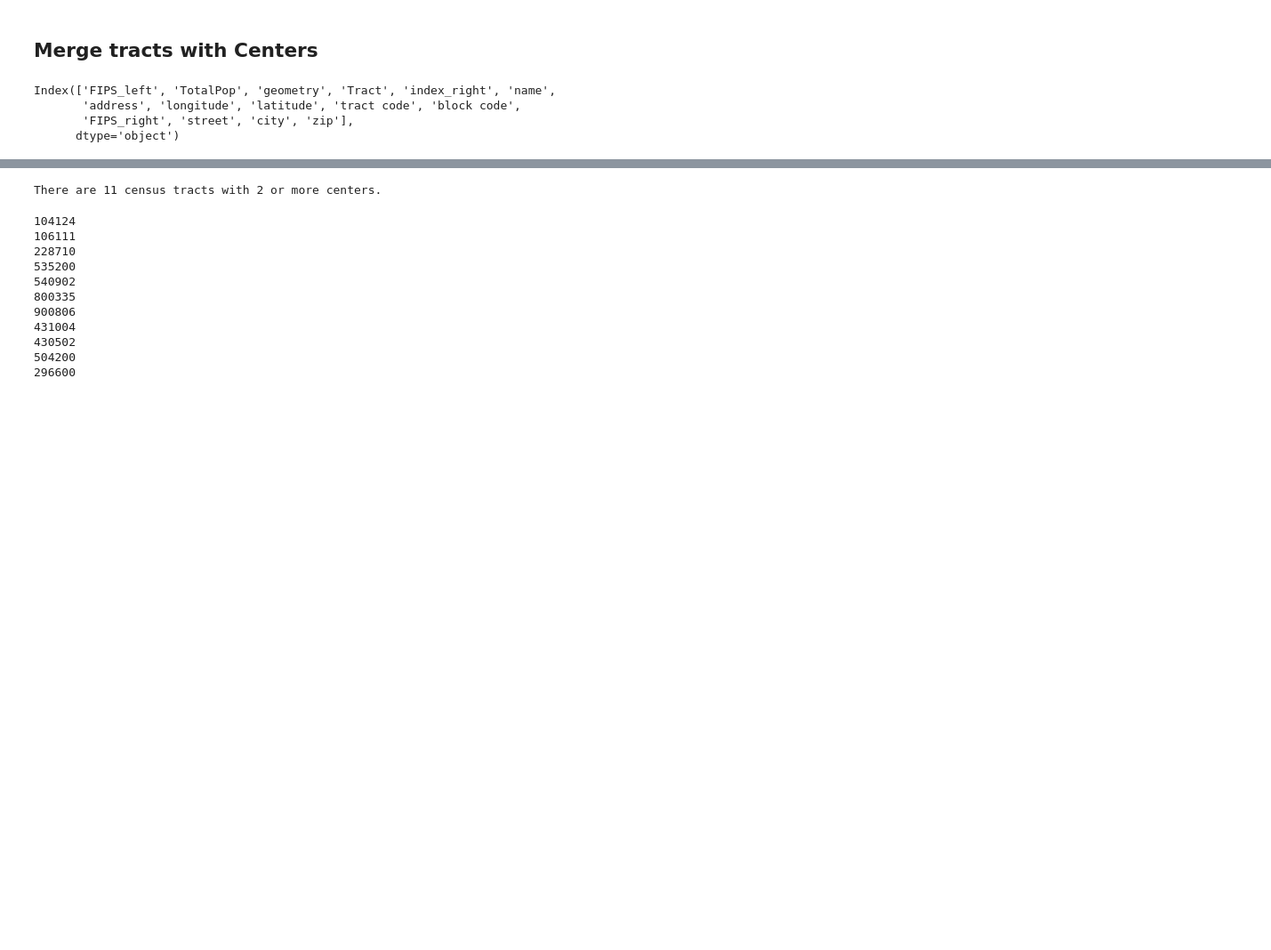
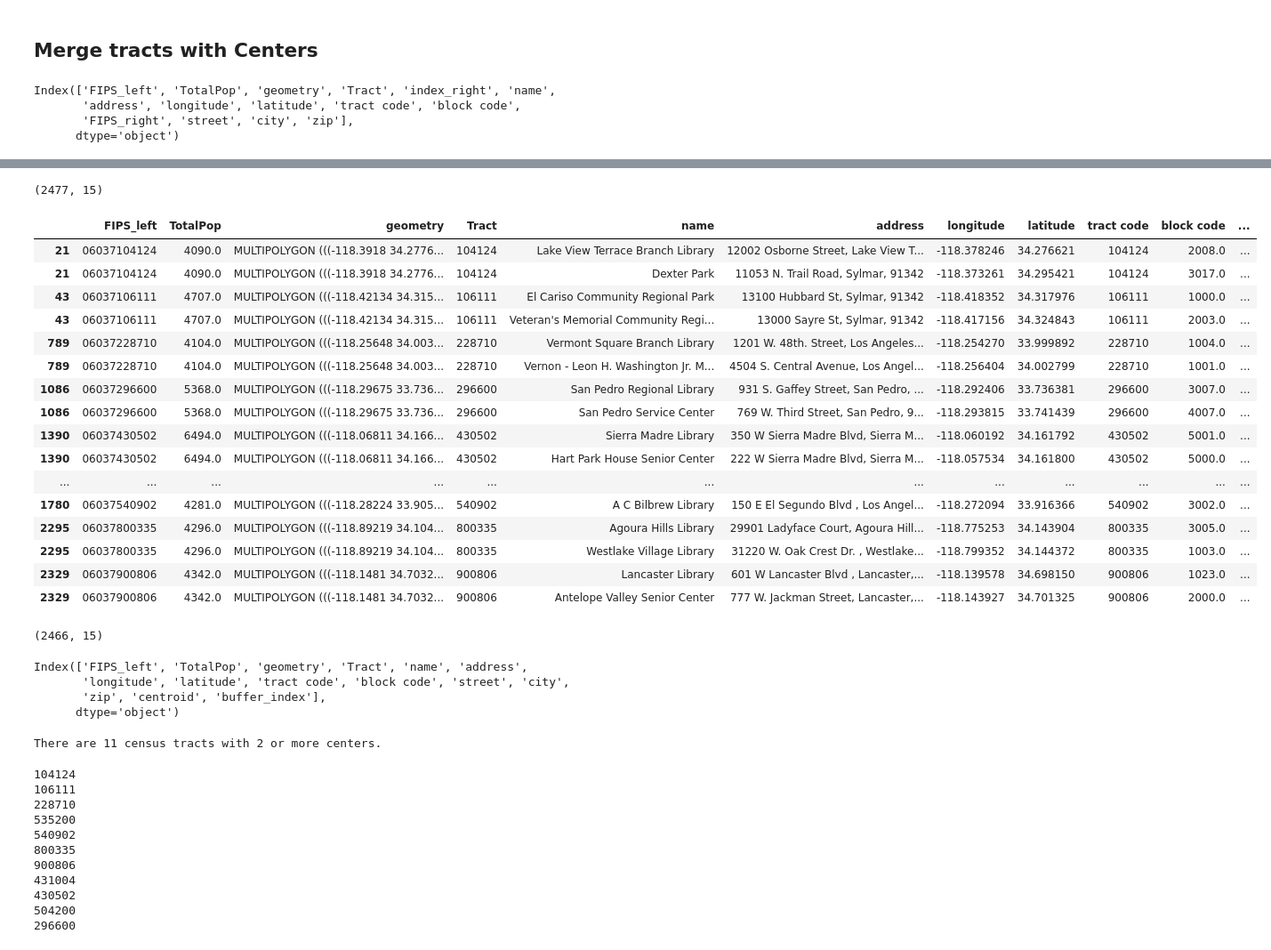
Before and after one commit to cailynschmidt/221finalproject, a Jupyter notebook: newcenters.ipynb, the cells around one changed output, grey strips where cells are left out. Shown at 89% size. Cells and saved outputs as stored; diff of their text form; code cells hidden in the pictures; blank space fills up the shorter version.

```diff
--- a/newcenters.ipynb
+++ b/newcenters.ipynb
@@ -464,0 +512,26 @@ TypeError: 'Point' object is not iterable
+# %%
+tractsCenters.shape
+# %% [output]
+(2477, 15)
+# %%
+duplicates = tractsCenters[tractsCenters.duplicated(subset="FIPS_left", keep=False)]
+# %%
+duplicates
+# %% [output]
+|  | FIPS_left | TotalPop | geometry | Tract | name | address | longitude | latitude | tract code | block code | ... |
+| 21 | 06037104124 | 4090.0 | MULTIPOLYGON (((-118.3918 34.2776... | 104124 | Lake View Terrace Branch Library | 12002 Osborne Street, Lake View T... | -118.378246 | 34.276621 | 104124 | 2008.0 | ... |
+| 21 | 06037104124 | 4090.0 | MULTIPOLYGON (((-118.3918 34.2776... | 104124 | Dexter Park | 11053 N. Trail Road, Sylmar, 91342 | -118.373261 | 34.295421 | 104124 | 3017.0 | ... |
+| 43 | 06037106111 | 4707.0 | MULTIPOLYGON (((-118.42134 34.315... | 106111 | El Cariso Community Regional Park | 13100 Hubbard St, Sylmar, 91342 | -118.418352 | 34.317976 | 106111 | 1000.0 | ... |
+| 43 | 06037106111 | 4707.0 | MULTIPOLYGON (((-118.42134 34.315... | 106111 | Veteran's Memorial Community Regi... | 13000 Sayre St, Sylmar, 91342 | -118.417156 | 34.324843 | 106111 | 2003.0 | ... |
+| 789 | 06037228710 | 4104.0 | MULTIPOLYGON (((-118.25648 34.003... | 228710 | Vermont Square Branch Library | 1201 W. 48th. Street, Los Angeles... | -118.254270 | 33.999892 | 228710 | 1004.0 | ... |
+| 789 | 06037228710 | 4104.0 | MULTIPOLYGON (((-118.25648 34.003... | 228710 | Vernon - Leon H. Washington Jr. M... | 4504 S. Central Avenue, Los Angel... | -118.256404 | 34.002799 | 228710 | 1001.0 | ... |
+| 1086 | 06037296600 | 5368.0 | MULTIPOLYGON (((-118.29675 33.736... | 296600 | San Pedro Regional Library | 931 S. Gaffey Street, San Pedro, ... | -118.292406 | 33.736381 | 296600 | 3007.0 | ... |
+| 1086 | 06037296600 | 5368.0 | MULTIPOLYGON (((-118.29675 33.736... | 296600 | San Pedro Service Center | 769 W. Third Street, San Pedro, 9... | -118.293815 | 33.741439 | 296600 | 4007.0 | ... |
+| 1390 | 06037430502 | 6494.0 | MULTIPOLYGON (((-118.06811 34.166... | 430502 | Sierra Madre Library | 350 W Sierra Madre Blvd, Sierra M... | -118.060192 | 34.161792 | 430502 | 5001.0 | ... |
+| 1390 | 06037430502 | 6494.0 | MULTIPOLYGON (((-118.06811 34.166... | 430502 | Hart Park House Senior Center | 222 W Sierra Madre Blvd, Sierra M... | -118.057534 | 34.161800 | 430502 | 5000.0 | ... |
+| ... | ... | ... | ... | ... | ... | ... | ... | ... | ... | ... | ... |
+| 1780 | 06037540902 | 4281.0 | MULTIPOLYGON (((-118.28224 33.905... | 540902 | A C Bilbrew Library | 150 E El Segundo Blvd , Los Angel... | -118.272094 | 33.916366 | 540902 | 3002.0 | ... |
+| 2295 | 06037800335 | 4296.0 | MULTIPOLYGON (((-118.89219 34.104... | 800335 | Agoura Hills Library | 29901 Ladyface Court, Agoura Hill... | -118.775253 | 34.143904 | 800335 | 3005.0 | ... |
+| 2295 | 06037800335 | 4296.0 | MULTIPOLYGON (((-118.89219 34.104... | 800335 | Westlake Village Library | 31220 W. Oak Crest Dr. , Westlake... | -118.799352 | 34.144372 | 800335 | 1003.0 | ... |
+| 2329 | 06037900806 | 4342.0 | MULTIPOLYGON (((-118.1481 34.7032... | 900806 | Lancaster Library | 601 W Lancaster Blvd , Lancaster,... | -118.139578 | 34.698150 | 900806 | 1023.0 | ... |
+| 2329 | 06037900806 | 4342.0 | MULTIPOLYGON (((-118.1481 34.7032... | 900806 | Antelope Valley Senior Center | 777 W. Jackman Street, Lancaster,... | -118.143927 | 34.701325 | 900806 | 2000.0 | ... |
@@ -464,0 +547,11 @@ TypeError: 'Point' object is not iterable
+# %%
+tractsCenters.shape
+# %% [output]
+(2466, 15)
+# %%
+tractsCenters.columns
+# %% [output]
+Index(['FIPS_left', 'TotalPop', 'geometry', 'Tract', 'name', 'address',
+       'longitude', 'latitude', 'tract code', 'block code', 'street', 'city',
+       'zip', 'centroid', 'buffer_index'],
+      dtype='object')
```
Also changed, not shown: parts of 24 cells of this notebook, 4 other files.
